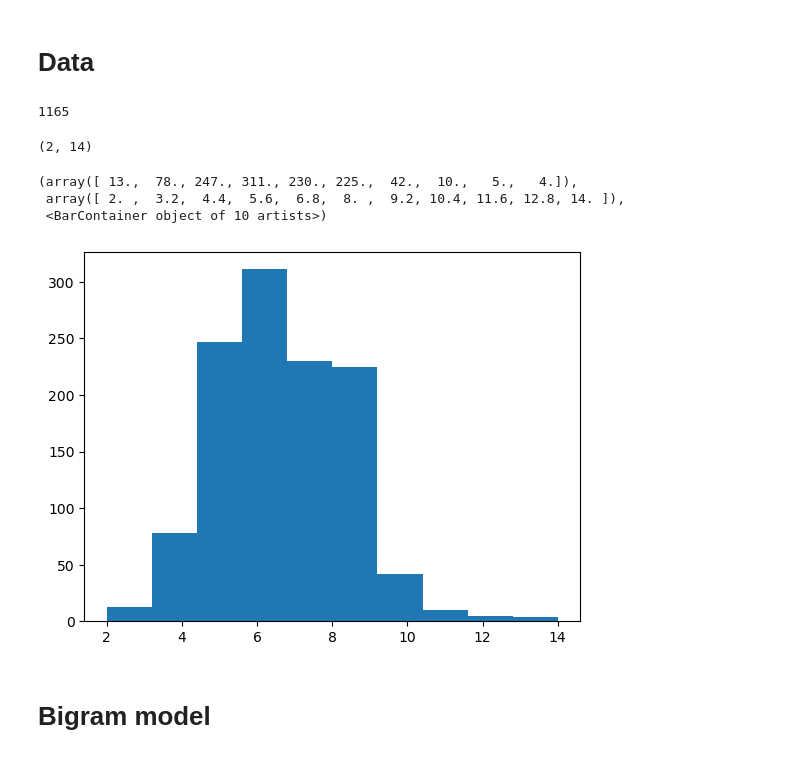
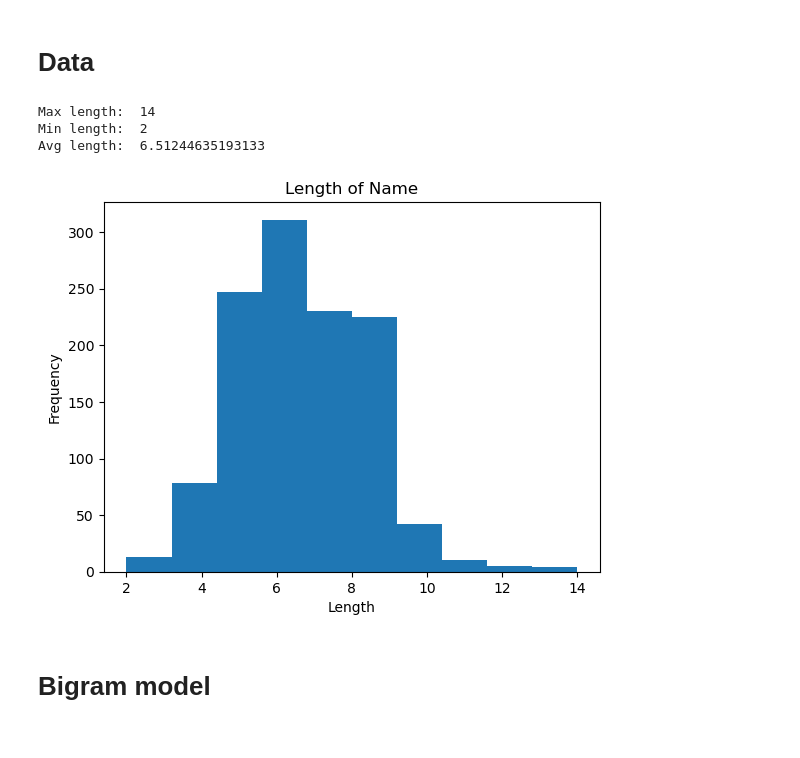
Before and after one commit to mayank-soni/makemore, a Jupyter notebook: makemore.ipynb, the cells around one changed output. Drawn from its saved outputs; the diff is of its cells as text; code cells hidden in the pictures.

```diff
--- a/makemore.ipynb
+++ b/makemore.ipynb
@@ -9,18 +11,8 @@ import torch
 # %%
-names = open("data/2. First.txt", "r").read().lower().splitlines()
-len(names)
+names = Names(file_path=ROOT_DIR / "data" / "2. First.txt")
+names.main()
 # %% [output]
-1165
+Max length:  14
+Min length:  2
+Avg length:  6.51244635193133
+[figure, added]
-# %%
-# Look at the lengths of the names
-lengths = [len(name) for name in names]
-min(lengths), max(lengths)
-# %% [output]
-(2, 14)
-# %%
-plt.hist(lengths)
-# %% [output]
-(array([ 13.,  78., 247., 311., 230., 225.,  42.,  10.,   5.,   4.]),
- array([ 2. ,  3.2,  4.4,  5.6,  6.8,  8. ,  9.2, 10.4, 11.6, 12.8, 14. ]),
- <BarContainer object of 10 artists>)
-[figure, removed]
```
Also changed, not shown: parts of 41 cells of this notebook, 7 other files.
